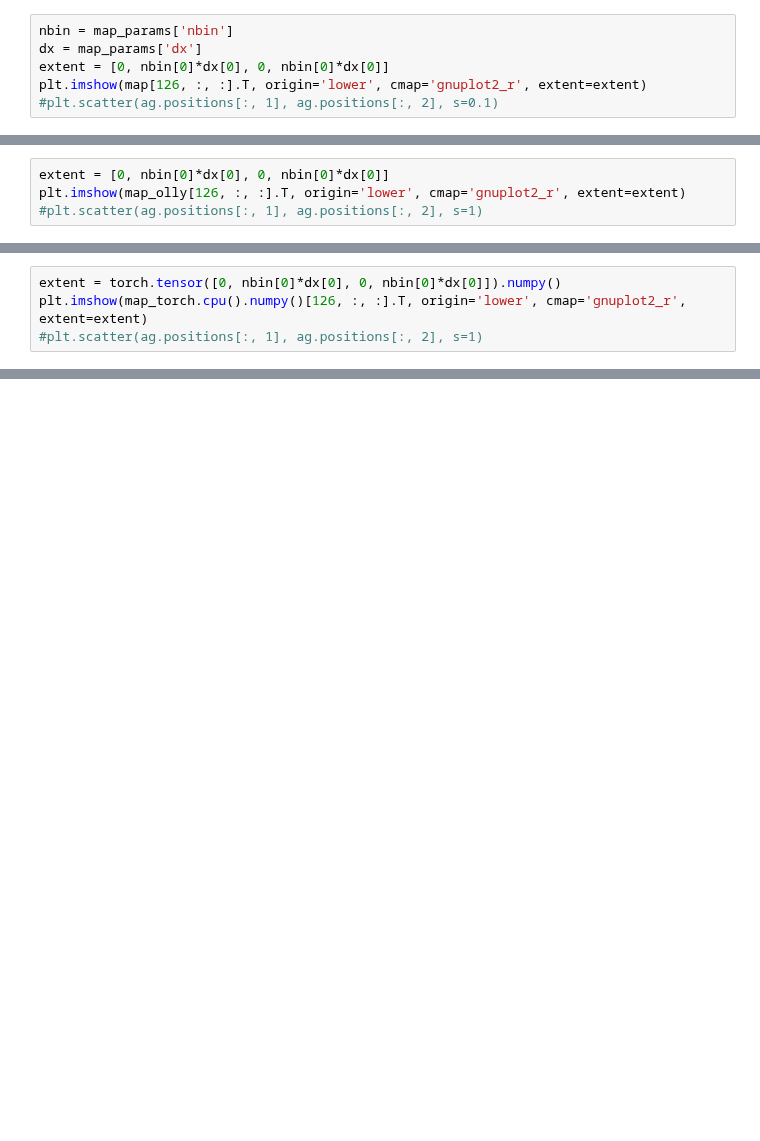
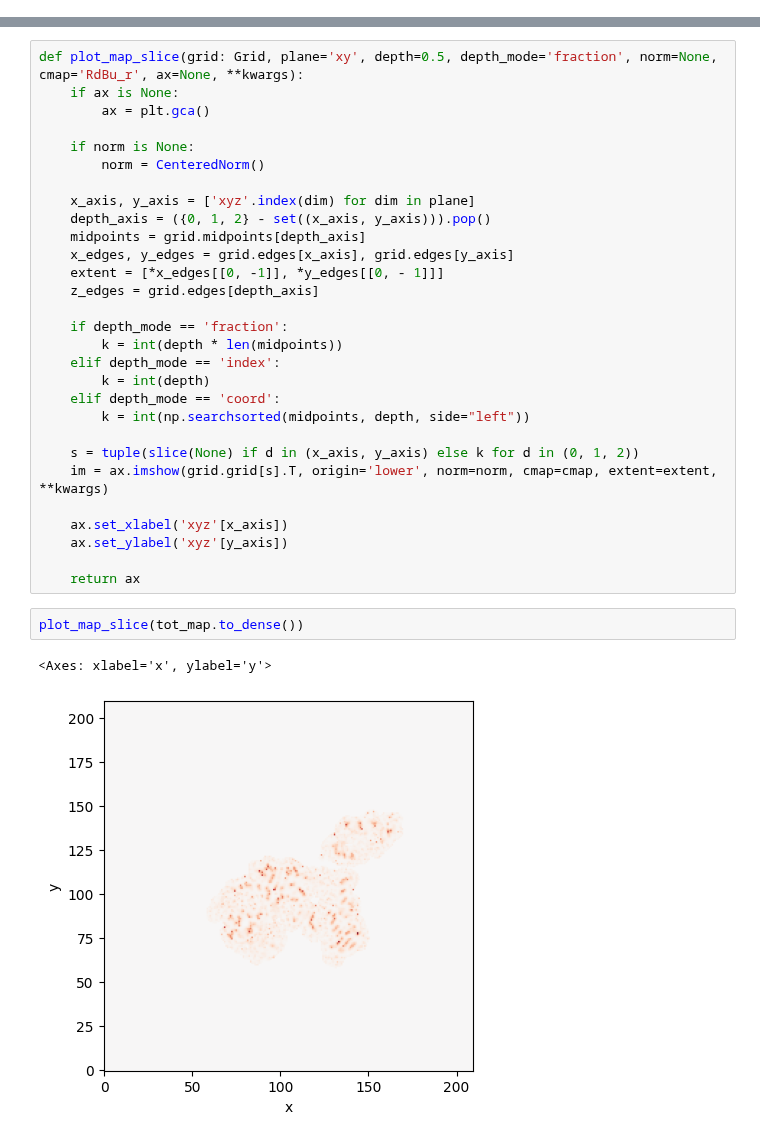
Before and after one commit to ollyfutur/mg_sampling, a Jupyter notebook: notebooks/08-Forward.ipynb, the cells around one changed output, grey strips where cells are left out. Drawn from its saved outputs; the diff is of its cells as text; blank space fills up the shorter version.

Commit message:
GridData interface

```diff
--- a/notebooks/08-Forward.ipynb
+++ b/notebooks/08-Forward.ipynb
@@ -38,6 +0,0 @@ map = map.reshape(map_params['nbin'], order = 'F')
-# %%
-nbin = map_params['nbin']
-dx = map_params['dx']
-extent = [0, nbin[0]*dx[0], 0, nbin[0]*dx[0]]
-plt.imshow(map[126, :, :].T, origin='lower', cmap='gnuplot2_r', extent=extent)
-#plt.scatter(ag.positions[:, 1], ag.positions[:, 2], s=0.1)
@@ -48,4 +0,0 @@ Error:
-# %%
-extent = [0, nbin[0]*dx[0], 0, nbin[0]*dx[0]]
-plt.imshow(map_olly[126, :, :].T, origin='lower', cmap='gnuplot2_r', extent=extent)
-#plt.scatter(ag.positions[:, 1], ag.positions[:, 2], s=1)
@@ -97,4 +0,0 @@ map_torch.index_put_((v_i, v_j, v_k), av_dens, accumulate=True)
-# %%
-extent = torch.tensor([0, nbin[0]*dx[0], 0, nbin[0]*dx[0]]).numpy()
-plt.imshow(map_torch.cpu().numpy()[126, :, :].T, origin='lower', cmap='gnuplot2_r', extent=extent)
-#plt.scatter(ag.positions[:, 1], ag.positions[:, 2], s=1)
@@ -103,0 +147,34 @@ plt.colorbar()
+# %%
+def plot_map_slice(grid: Grid, plane='xy', depth=0.5, depth_mode='fraction', norm=None, cmap='RdBu_r', ax=None, **kwargs):
+    if ax is None:
+        ax = plt.gca()
+
+    if norm is None:
+        norm = CenteredNorm()
+
+    x_axis, y_axis = ['xyz'.index(dim) for dim in plane]
+    depth_axis = ({0, 1, 2} - set((x_axis, y_axis))).pop()
+    midpoints = grid.midpoints[depth_axis]
+    x_edges, y_edges = grid.edges[x_axis], grid.edges[y_axis]
+    extent = [*x_edges[[0, -1]], *y_edges[[0, - 1]]]
+    z_edges = grid.edges[depth_axis]
+
+    if depth_mode == 'fraction':
+        k = int(depth * len(midpoints))
+    elif depth_mode == 'index':
+        k = int(depth)
+    elif depth_mode == 'coord':
+        k = int(np.searchsorted(midpoints, depth, side="left"))
+
+    s = tuple(slice(None) if d in (x_axis, y_axis) else k for d in (0, 1, 2))
+    im = ax.imshow(grid.grid[s].T, origin='lower', norm=norm, cmap=cmap, extent=extent, **kwargs)
+
+    ax.set_xlabel('xyz'[x_axis])
+    ax.set_ylabel('xyz'[y_axis])
+
+    return ax
+# %%
+plot_map_slice(tot_map.to_dense())
+# %% [output]
+<Axes: xlabel='x', ylabel='y'>
+[figure, added]
```
Also changed, not shown: parts of 19 cells of this notebook, 6 other files.
